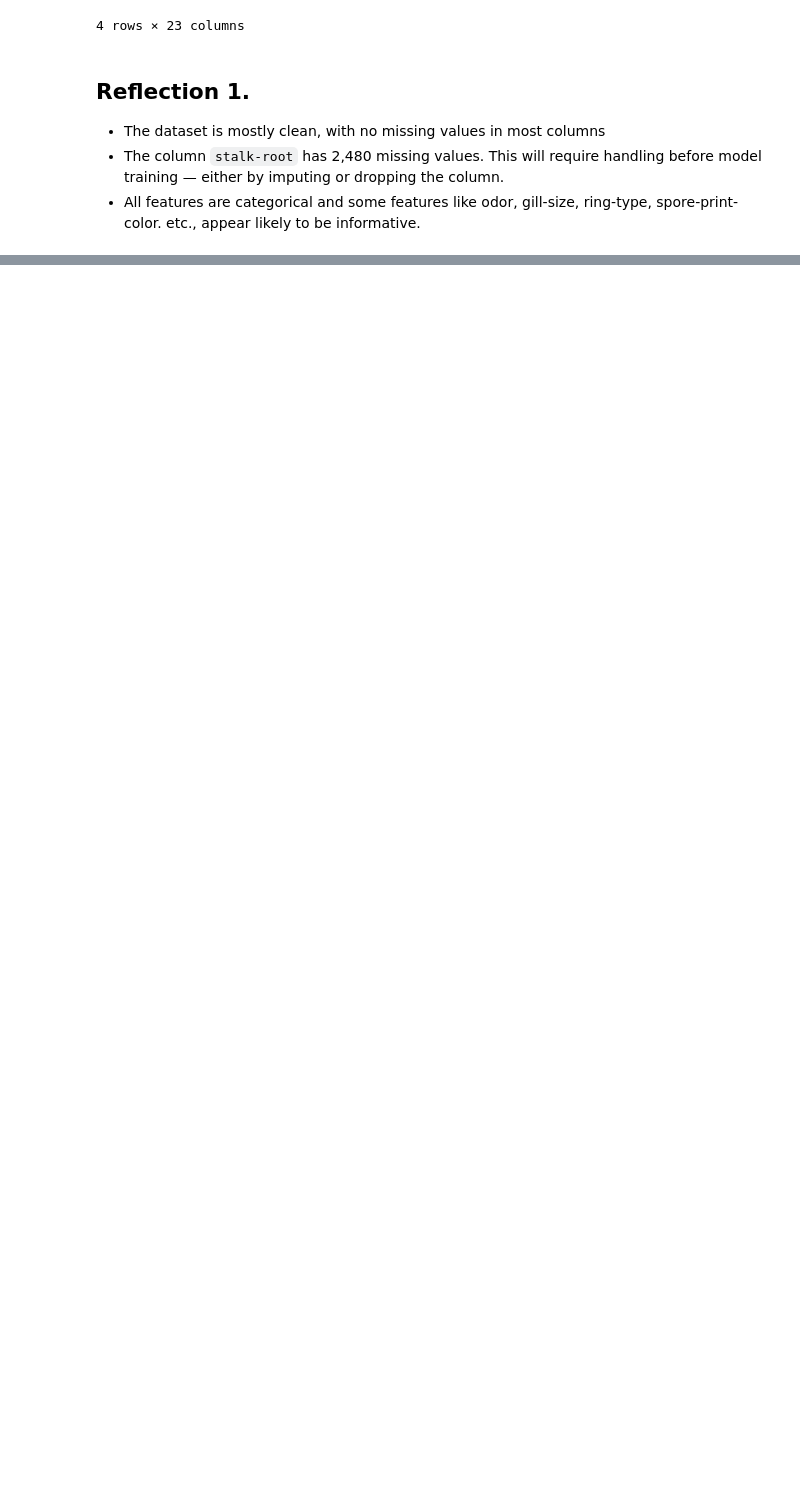
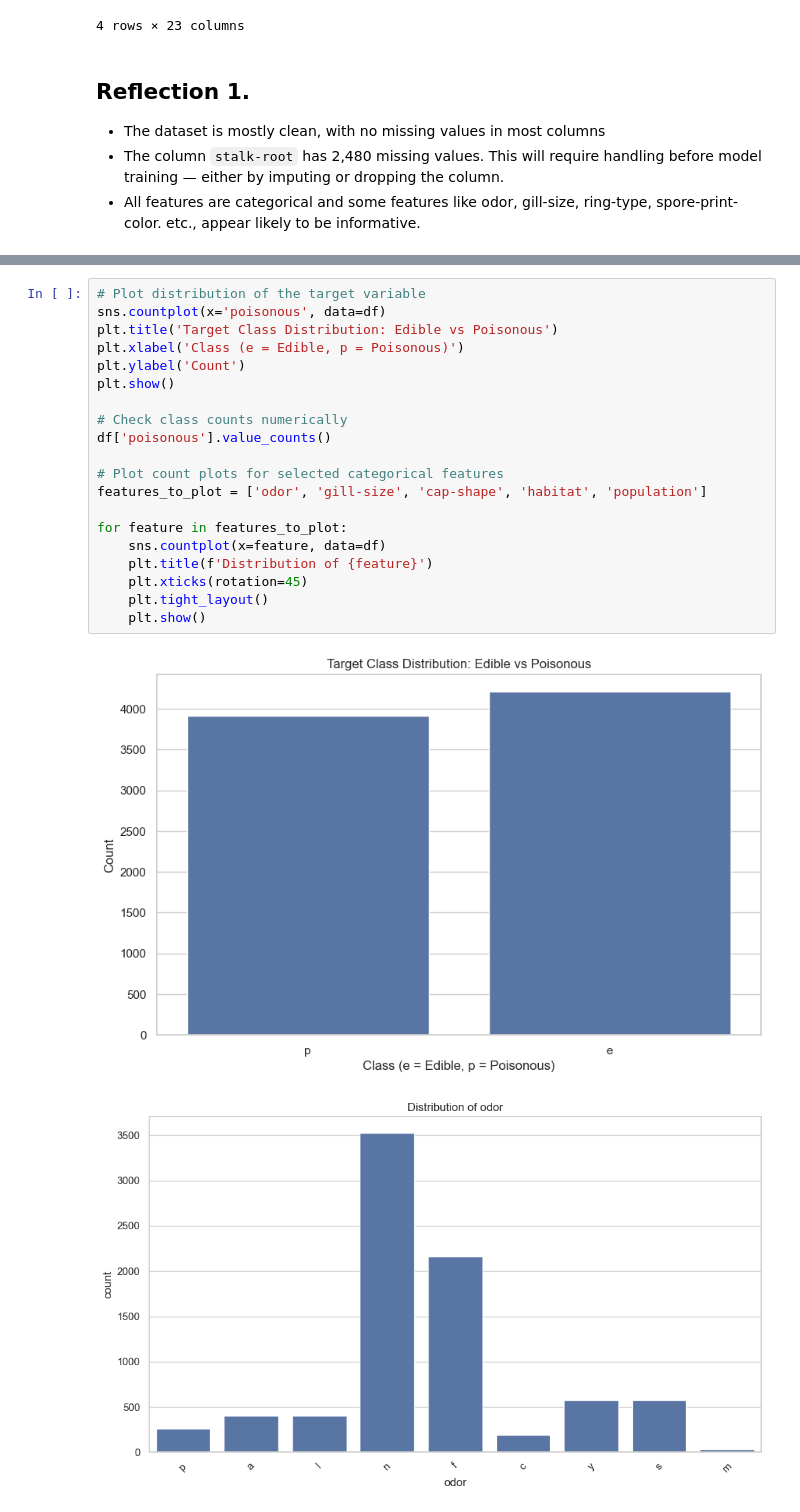
Before and after one commit to drodmay1/ml04midterm, a Jupyter notebook: mushroom_classification.ipynb, the cells around one changed output, grey strips where cells are left out. Saved outputs shown, nothing was run; the diff lists cells and outputs as text; blank space fills up the shorter version.

Commit message:
Complete Section 2: Data exploration, cleaning, encoding, and reflection

```diff
--- a/mushroom_classification.ipynb
+++ b/mushroom_classification.ipynb
@@ -104,0 +111,23 @@ dtype: int64
+# %%
+# Plot distribution of the target variable
+sns.countplot(x='poisonous', data=df)
+plt.title('Target Class Distribution: Edible vs Poisonous')
+plt.xlabel('Class (e = Edible, p = Poisonous)')
+plt.ylabel('Count')
+plt.show()
+
+# Check class counts numerically
+df['poisonous'].value_counts()
+
+# Plot count plots for selected categorical features
+features_to_plot = ['odor', 'gill-size', 'cap-shape', 'habitat', 'population']
+
+for feature in features_to_plot:
+    sns.countplot(x=feature, data=df)
+    plt.title(f'Distribution of {feature}')
+    plt.xticks(rotation=45)
+    plt.tight_layout()
+    plt.show()
+# %% [output]
+[figure, added]
+[figure, added]
```
Also changed, not shown: parts of 10 cells of this notebook.
